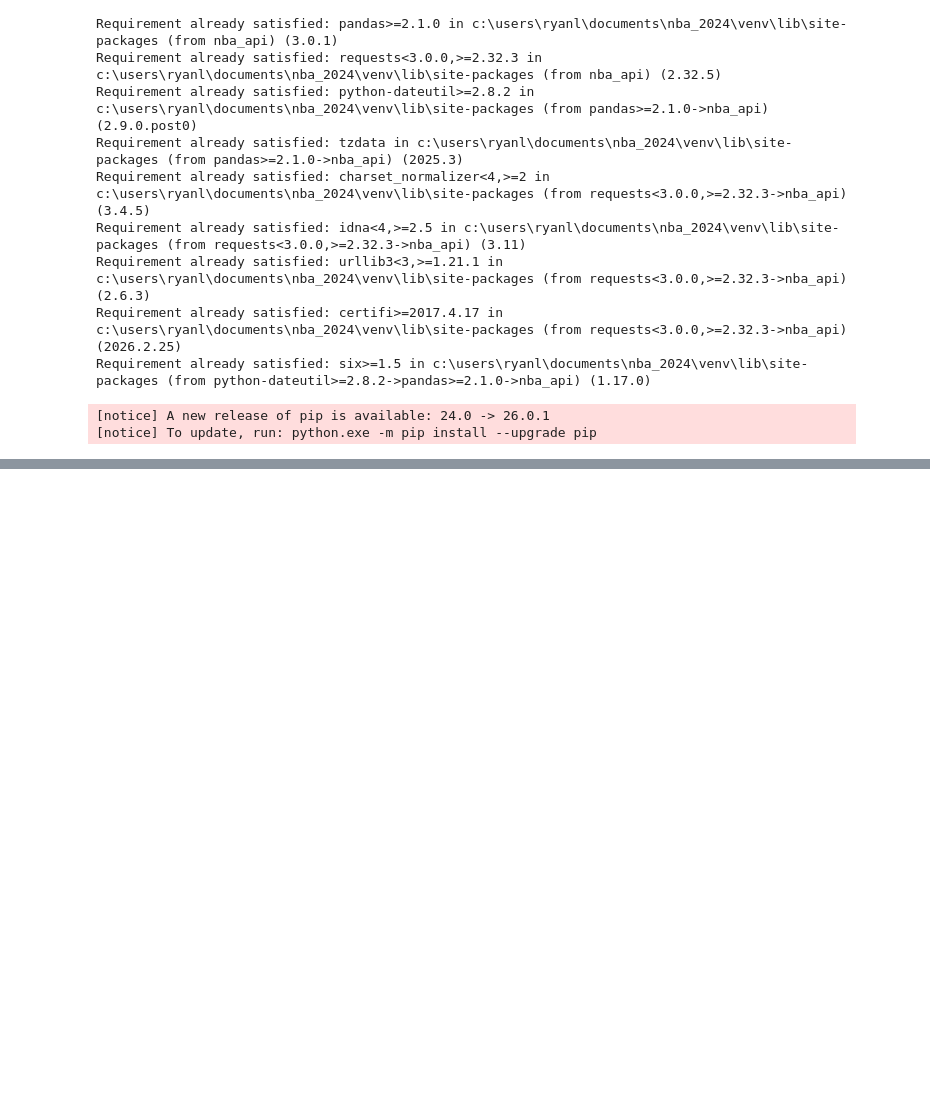
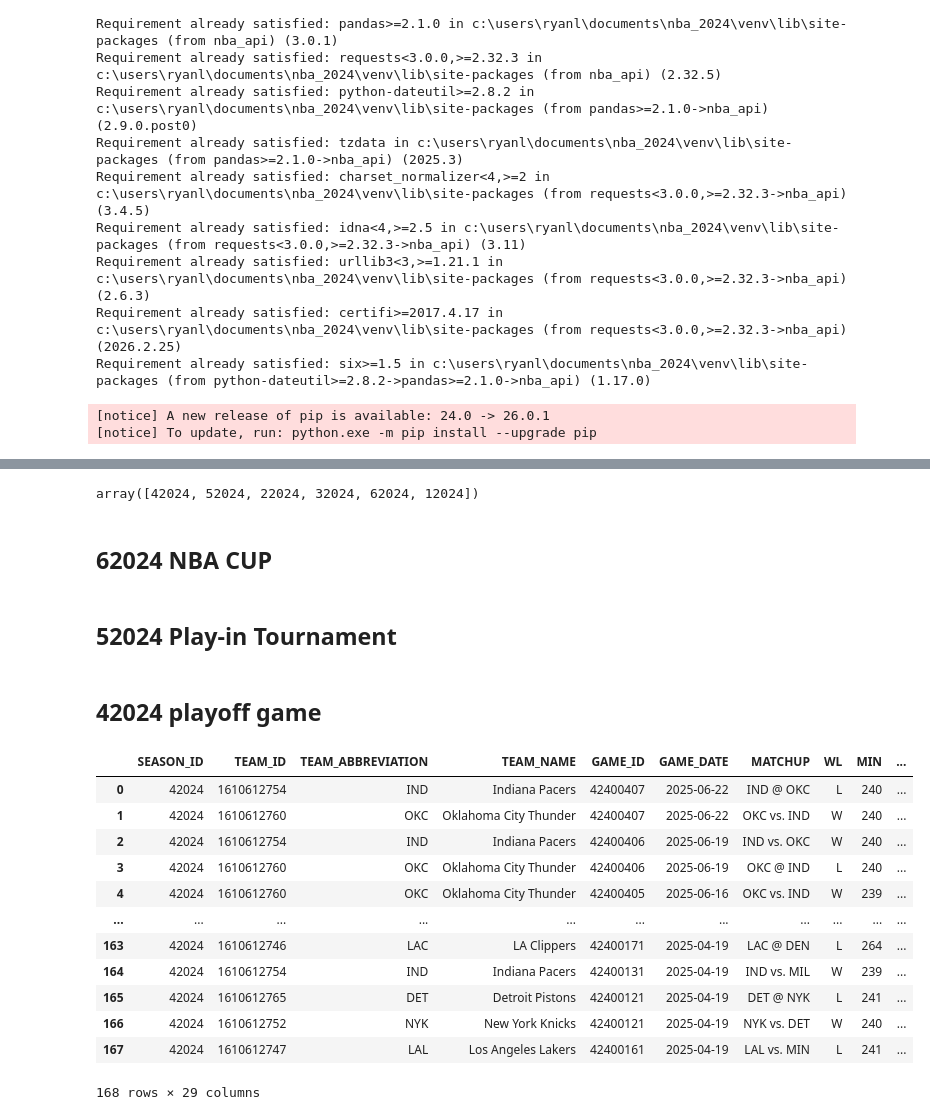
Before and after one commit to Ryanlin2/NBA_2024, a Jupyter notebook: a1.ipynb, the cells around one changed output, grey strips where cells are left out. Drawn from its saved outputs; the diff is of its cells as text; code cells hidden in the pictures; blank space fills up the shorter version.

```diff
--- a/a1.ipynb
+++ b/a1.ipynb
@@ -28,0 +49,2 @@ df_2024_season_raw.to_csv('nba_league_games_2024-25_raw.csv')
+# %%
+df = df_2024_season_raw.copy()
@@ -28,0 +53,30 @@ df_2024_season_raw.to_csv('nba_league_games_2024-25_raw.csv')
+# %%
+df['SEASON_ID'] = df['SEASON_ID'].astype(int)
+# %%
+df['SEASON_ID'].unique()
+# %% [output]
+array([42024, 52024, 22024, 32024, 62024, 12024])
+# %% [markdown]
+## 62024 NBA CUP
+# %% [markdown]
+## 52024 Play-in Tournament
+# %% [markdown]
+## 42024 playoff game
+# %%
+df_season_42024 = df[df['SEASON_ID']==42024]
+# %%
+df_season_42024
+# %% [output]
+|  | SEASON_ID | TEAM_ID | TEAM_ABBREVIATION | TEAM_NAME | GAME_ID | GAME_DATE | MATCHUP | WL | MIN | ... |
+| 0 | 42024 | 1610612754 | IND | Indiana Pacers | 42400407 | 2025-06-22 | IND @ OKC | L | 240 | ... |
+| 1 | 42024 | 1610612760 | OKC | Oklahoma City Thunder | 42400407 | 2025-06-22 | OKC vs. IND | W | 240 | ... |
+| 2 | 42024 | 1610612754 | IND | Indiana Pacers | 42400406 | 2025-06-19 | IND vs. OKC | W | 240 | ... |
+| 3 | 42024 | 1610612760 | OKC | Oklahoma City Thunder | 42400406 | 2025-06-19 | OKC @ IND | L | 240 | ... |
+| 4 | 42024 | 1610612760 | OKC | Oklahoma City Thunder | 42400405 | 2025-06-16 | OKC vs. IND | W | 239 | ... |
+| ... | ... | ... | ... | ... | ... | ... | ... | ... | ... | ... |
+| 163 | 42024 | 1610612746 | LAC | LA Clippers | 42400171 | 2025-04-19 | LAC @ DEN | L | 264 | ... |
+| 164 | 42024 | 1610612754 | IND | Indiana Pacers | 42400131 | 2025-04-19 | IND vs. MIL | W | 239 | ... |
+| 165 | 42024 | 1610612765 | DET | Detroit Pistons | 42400121 | 2025-04-19 | DET @ NYK | L | 241 | ... |
+| 166 | 42024 | 1610612752 | NYK | New York Knicks | 42400121 | 2025-04-19 | NYK vs. DET | W | 240 | ... |
+| 167 | 42024 | 1610612747 | LAL | Los Angeles Lakers | 42400161 | 2025-04-19 | LAL vs. MIN | L | 241 | ... |
+168 rows × 29 columns
```
Also changed, not shown: parts of 24 cells of this notebook, 3 other files.
